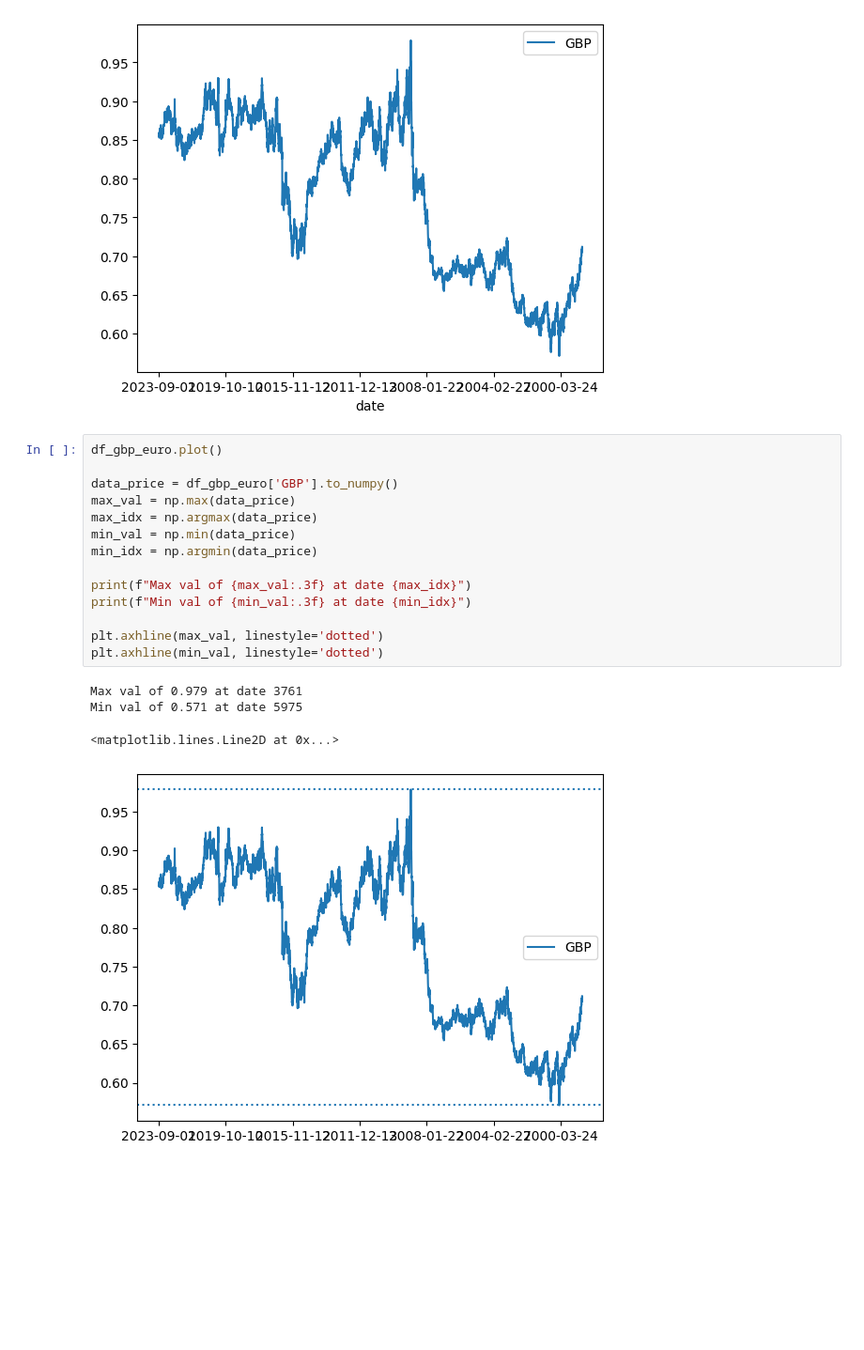
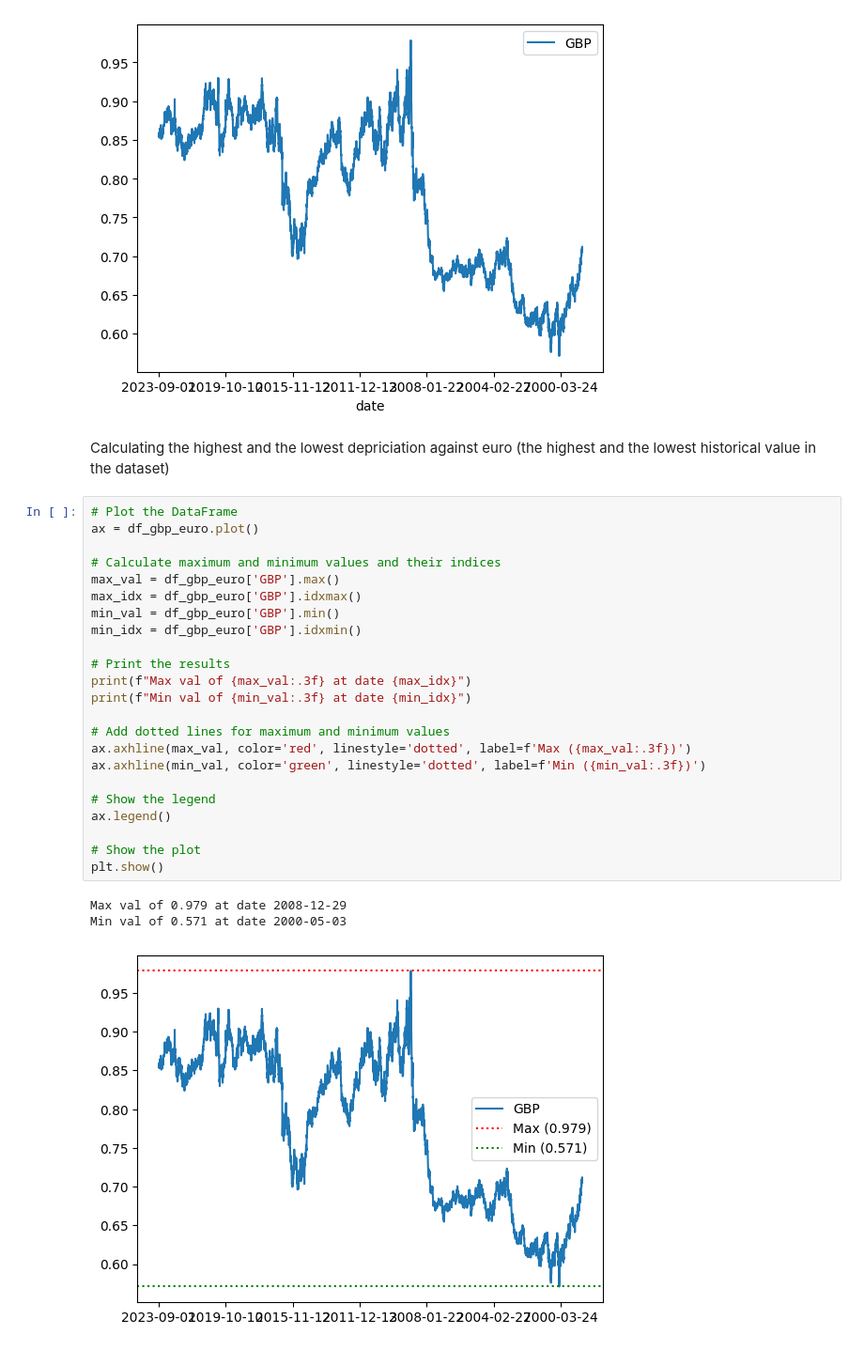
Before and after one commit to sonjamehes/PythonExchangeRate, a Jupyter notebook: exchange_uk.ipynb, the cells around one changed output. Shown at 94% size. Cells and saved outputs as stored; diff of their text form; blank space fills up the shorter version.

```diff
--- a/exchange_uk.ipynb
+++ b/exchange_uk.ipynb
@@ -42,22 +42,32 @@ df_gbp_euro.plot(x='date', y=['GBP'])
 # %% [output]
 <Axes: xlabel='date'>
 [figure]
+# %% [markdown]
+Calculating the highest and the lowest depriciation against euro (the highest and the lowest historical value in the dataset)
 # %%
-df_gbp_euro.plot()
+# Plot the DataFrame
+ax = df_gbp_euro.plot()
 
-data_price = df_gbp_euro['GBP'].to_numpy()
-max_val = np.max(data_price)
-max_idx = np.argmax(data_price)
-min_val = np.min(data_price)
-min_idx = np.argmin(data_price)
+# Calculate maximum and minimum values and their indices
+max_val = df_gbp_euro['GBP'].max()
+max_idx = df_gbp_euro['GBP'].idxmax()
+min_val = df_gbp_euro['GBP'].min()
+min_idx = df_gbp_euro['GBP'].idxmin()
 
+# Print the results
 print(f"Max val of {max_val:.3f} at date {max_idx}")
 print(f"Min val of {min_val:.3f} at date {min_idx}")
 
-plt.axhline(max_val, linestyle='dotted')
-plt.axhline(min_val, linestyle='dotted')
+# Add dotted lines for maximum and minimum values
+ax.axhline(max_val, color='red', linestyle='dotted', label=f'Max ({max_val:.3f})')
+ax.axhline(min_val, color='green', linestyle='dotted', label=f'Min ({min_val:.3f})')
+
+# Show the legend
+ax.legend()
+
+# Show the plot
+plt.show()
 # %% [output]
-Max val of 0.979 at date 3761
-Min val of 0.571 at date 5975
+Max val of 0.979 at date 2008-12-29
+Min val of 0.571 at date 2000-05-03
-<matplotlib.lines.Line2D at 0x...>
-[figure, old version]
+[figure, new version]
```
